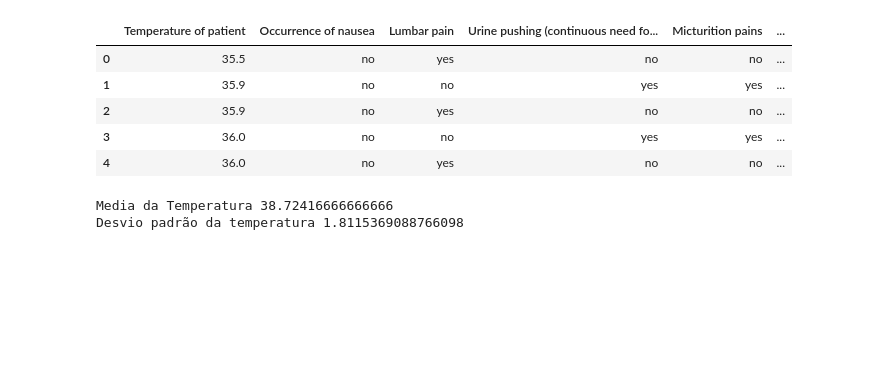
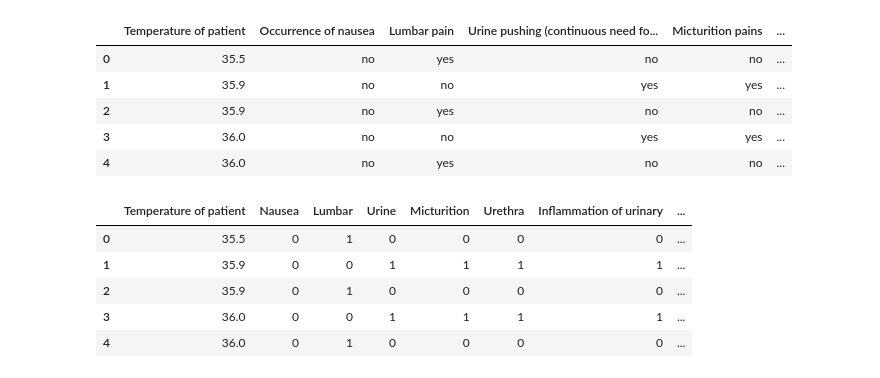
Before and after one commit to LeonardoSMateus/Machine-Learning---Jogo-da-Velha, a Jupyter notebook: jupyter_env/Codigo.ipynb, the cells around one changed output. Saved outputs shown, nothing was run; the diff lists cells and outputs as text; code cells hidden in the pictures; blank space fills up the shorter version.

```diff
--- a/jupyter_env/Codigo.ipynb
+++ b/jupyter_env/Codigo.ipynb
@@ -17,13 +18,34 @@ arquivo.head()
 | 2 | 35.9 | no | yes | no | no | ... |
 | 3 | 36.0 | no | no | yes | yes | ... |
 | 4 | 36.0 | no | yes | no | no | ... |
-# %%
-#Analisando a Temperatura do paciente
-
-mediaTemperatura = np.mean(arquivo['Temperature of patient'])
-print("Media da Temperatura",mediaTemperatura)
-desvioPadraoTemperatura = np.std(arquivo['Temperature of patient'])
-print("Desvio padrão da temperatura", desvioPadraoTemperatura)
-# %% [output]
-Media da Temperatura 38.72416666666666
-Desvio padrão da temperatura 1.8115369088766098
+# %%
+#Arrumando as colunas categoricas nominal (no = 0, yes =1)
+arquivo['Nausea']= np.where(arquivo['Occurrence of nausea'] == 'no', 0,1)
+arquivo.drop('Occurrence of nausea', axis=1, inplace=True)
+
+arquivo['Lumbar']= np.where(arquivo[' Lumbar pain'] == 'no', 0,1)
+arquivo.drop(' Lumbar pain', axis=1, inplace=True)
+
+arquivo['Urine']= np.where(arquivo['Urine pushing (continuous need for urination)'] == 'no', 0,1)
+arquivo.drop('Urine pushing (continuous need for urination)', axis=1, inplace=True)
+
+arquivo['Micturition']= np.where(arquivo[' Micturition pains'] == 'no', 0,1)
+arquivo.drop(' Micturition pains', axis=1, inplace=True)
+
+arquivo['Urethra'] = np.where(arquivo['Burning of urethra, itch, swelling of urethra outlet '] == 'no', 0,1)
+arquivo.drop('Burning of urethra, itch, swelling of urethra outlet ', axis=1, inplace=True)
+
+arquivo['Inflammation of urinary'] = np.where(arquivo['decision: Inflammation of urinary bladder'] == 'no', 0,1)
+arquivo.drop('decision: Inflammation of urinary bladder', axis=1, inplace=True)
+
+arquivo['Nephritis of renal'] = np.where(arquivo['decision: Nephritis of renal pelvis origin'] == 'no', 0,1)
+arquivo.drop('decision: Nephritis of renal pelvis origin', axis=1, inplace=True)
+
+arquivo.head()
+# %% [output]
+|  | Temperature of patient | Nausea | Lumbar | Urine | Micturition | Urethra | Inflammation of urinary | ... |
+| 0 | 35.5 | 0 | 1 | 0 | 0 | 0 | 0 | ... |
+| 1 | 35.9 | 0 | 0 | 1 | 1 | 1 | 1 | ... |
+| 2 | 35.9 | 0 | 1 | 0 | 0 | 0 | 0 | ... |
+| 3 | 36.0 | 0 | 0 | 1 | 1 | 1 | 1 | ... |
+| 4 | 36.0 | 0 | 1 | 0 | 0 | 0 | 0 | ... |
```
Also changed, not shown: parts of 19 cells of this notebook.
